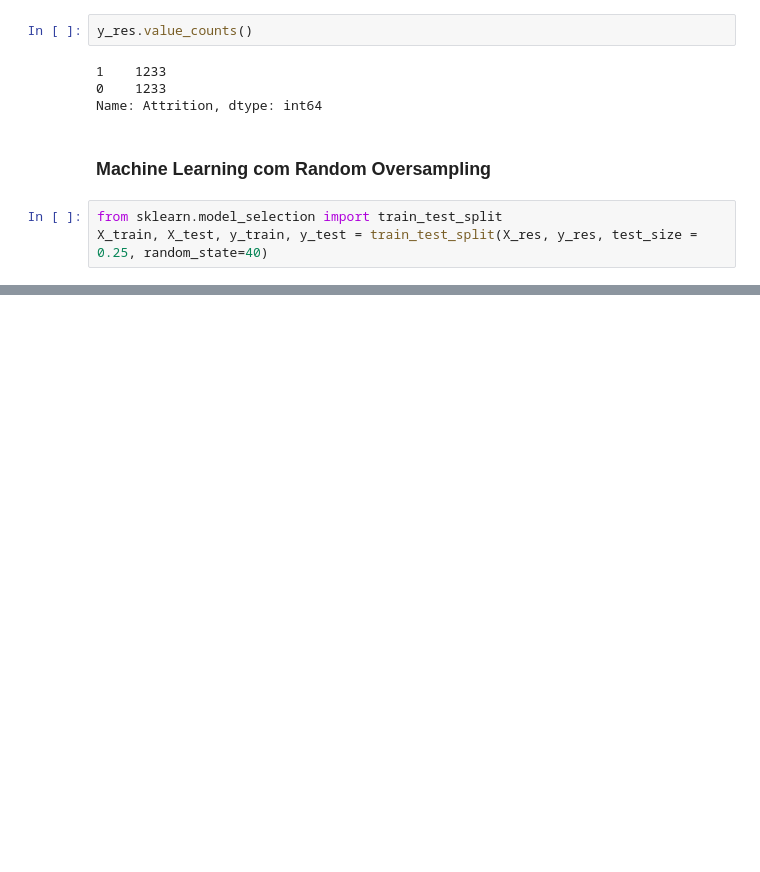
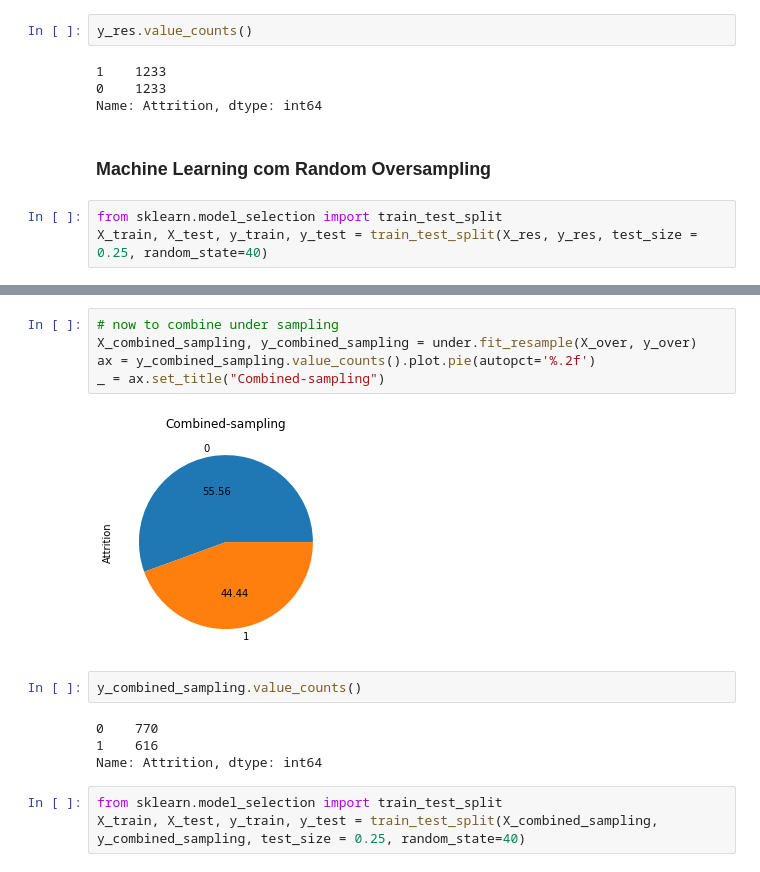
Before and after one commit to mariacmartins/hr-analytics-kaggle, a Jupyter notebook: RH_Attrition_EDA_and_Machine_Learning.ipynb, the cells around one changed output, grey strips where cells are left out. Saved outputs shown, nothing was run; the diff lists cells and outputs as text; blank space fills up the shorter version.

```diff
--- a/RH_Attrition_EDA_and_Machine_Learning.ipynb
+++ b/RH_Attrition_EDA_and_Machine_Learning.ipynb
@@ -478,0 +496,16 @@ weighted avg       0.97      0.97      0.97       617
+# %%
+# now to combine under sampling
+X_combined_sampling, y_combined_sampling = under.fit_resample(X_over, y_over)
+ax = y_combined_sampling.value_counts().plot.pie(autopct='%.2f')
+_ = ax.set_title("Combined-sampling")
+# %% [output]
+[figure, added]
+# %%
+y_combined_sampling.value_counts()
+# %% [output]
+0    770
+1    616
+Name: Attrition, dtype: int64
+# %%
+from sklearn.model_selection import train_test_split
+X_train, X_test, y_train, y_test = train_test_split(X_combined_sampling, y_combined_sampling, test_size = 0.25, random_state=40)
```
Also changed, not shown: parts of 13 cells of this notebook.
